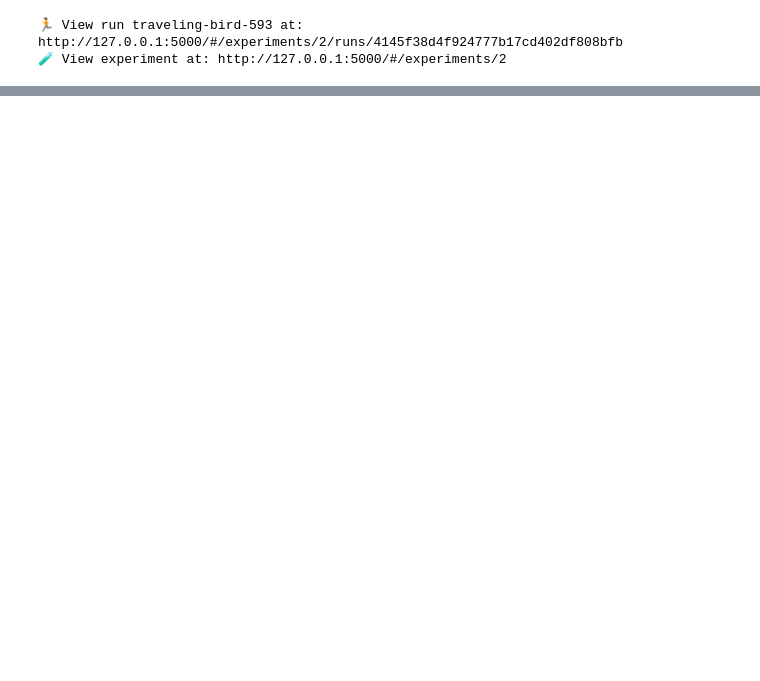
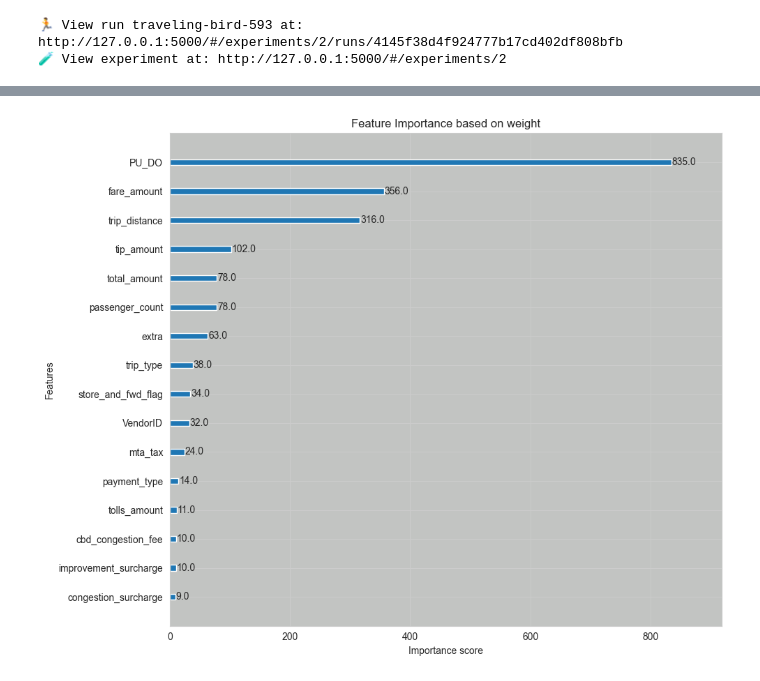
Before and after one commit to minimartzz/learning, a Jupyter notebook: mlops-zoomcamp/02-experiment-tracking/mlflow.ipynb, the cells around one changed output, grey strips where cells are left out. Saved outputs shown, nothing was run; the diff lists cells and outputs as text; code cells hidden in the pictures; blank space fills up the shorter version.

```diff
--- a/mlops-zoomcamp/02-experiment-tracking/mlflow.ipynb
+++ b/mlops-zoomcamp/02-experiment-tracking/mlflow.ipynb
@@ -107,0 +309,4 @@ with mlflow.start_run():
+# %%
+plot_feature_importance(bst_model, 'gblinear')
+# %% [output]
+[figure, added]
```
Also changed, not shown: parts of 30 cells of this notebook.
